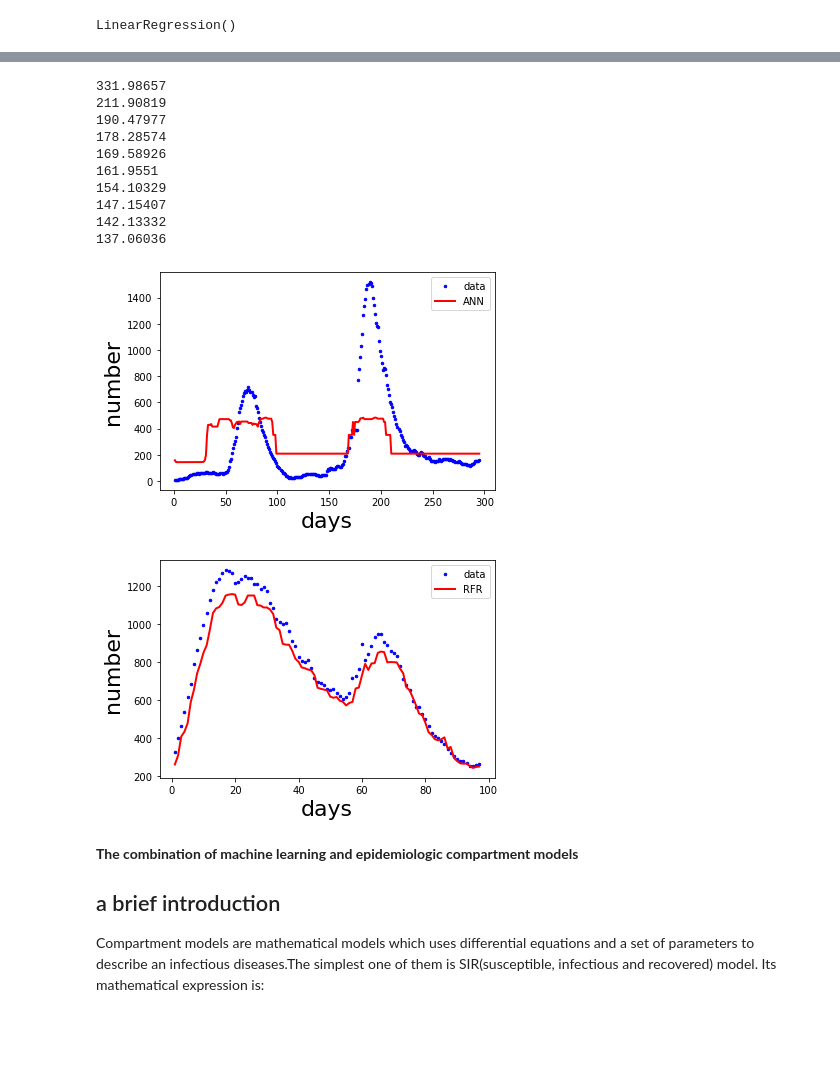
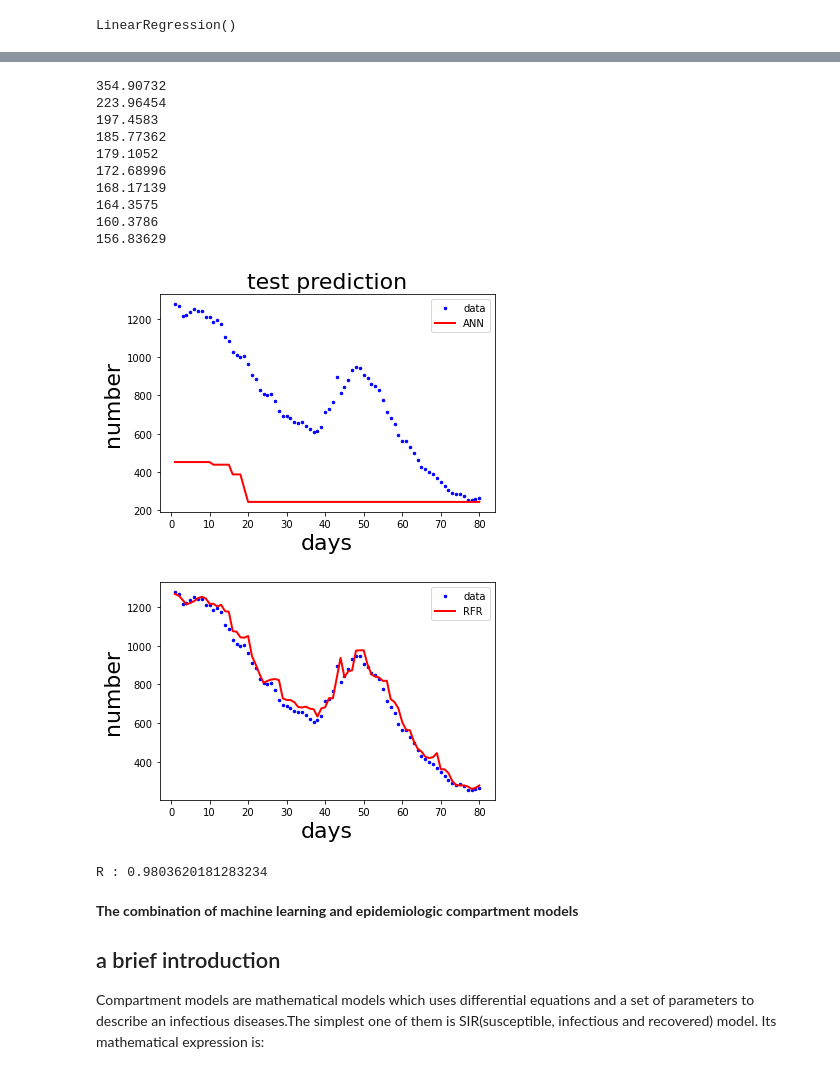
Before and after one commit to YuLiuPotato/AP40012_project, a Jupyter notebook: AP40012_project.ipynb, the cells around one changed output, grey strips where cells are left out. Cells and saved outputs as stored; diff of their text form; code cells hidden in the pictures; blank space fills up the shorter version.

```diff
--- a/AP40012_project.ipynb
+++ b/AP40012_project.ipynb
@@ -153,0 +218,5 @@ days_test = np.array(range(1,np.size(infectant_ar_test)+1))
+# %%
+HK_random = Datagenerator(region="Hong Kong",trainSetRatio = 0.8,extend_days =5,future_day=0,mode="random")
+HK_seq = Datagenerator(region="Hong Kong",trainSetRatio = 0.8,extend_days =5,future_day=0,mode="sequential")
+HK_random_data = HK_random.getdata()
+HK_seq_data = HK_seq.getdata()
@@ -154,3 +252,13 @@ days_test = np.array(range(1,np.size(infectant_ar_test)+1))
+# %%
+#below is only suitable for seq, infectant is the total one instead of the train
+infectant_ar = np.concatenate((HK_seq_data.get('y_infect_train'),HK_seq_data.get('y_infect_test')),axis=0)
+confirm_ar = np.concatenate((HK_seq_data.get('y_confirm_train'),HK_seq_data.get('y_confirm_test')),axis=0)
+recover_ar = np.concatenate((HK_seq_data.get('y_recover_train'),HK_seq_data.get('y_recover_test')),axis=0)
+death_ar = np.concatenate((HK_seq_data.get('y_death_train'),HK_seq_data.get('y_death_test')),axis=0)
+infectant_ar_test = HK_seq_data.get('y_infect_test')
+infectant_ar_train = HK_seq_data.get('y_infect_train')
+days = np.array(range(1,np.size(infectant_ar)+1))
+days_test = np.array(range(1,np.size(infectant_ar_test)+1))
 # %%
 plt.plot(days,confirm_ar,marker='.',lw=0,c='blue',ms=5,label='confirmed')
 plt.plot(days,death_ar,marker='.',lw=0,c='red',ms=5,label='deaths')
@@ -166,5 +274,5 @@ plt.show()
 # %%
-X = np.array(df.iloc[:,list(range(4*5))])
-X_test = np.array(df_test.iloc[:,list(range(4*5))])
+X = np.array(HK_seq_data.get('X_train_pre'))
+X_test = np.array(HK_seq_data.get('X_test_pre'))
 print(X.shape)
 # %% [output]
@@ -172,6 +280,6 @@ print(X.shape)
 # %%
 model = LinearRegression()
-model.fit(X,infectant_ar)
+model.fit(X, infectant_ar_train)
 # %% [output]
 LinearRegression()
 # %%
@@ -218,10 +354,10 @@ NameError: name 'infectant_ar_test' is not defined
 # a simple attempt of artificial neurual network
 
 # input data preparation
-x_data = X
-y_data = infectant_ar
-x_test = X_test
-y_test = infectant_ar_test
+x_data = HK_seq_data.get('X_train_pre')
+y_data = HK_seq_data.get('y_infect_train')
+x_test = HK_seq_data.get('X_test_pre')
+y_test = HK_seq_data.get('y_infect_test')
 
 # basic structure of network
 activation_function = tf.keras.activations.sigmoid
@@ -232,60 +368,63 @@ b1 = tf.Variable(tf.zeros([1, 100]) + 1)
 w2 = tf.Variable(tf.random.normal([100, 100]))
 b2 = tf.Variable(tf.zeros([1, 100]) + 1)
 w3 = tf.Variable(tf.random.normal([100, 1]))
 b3 = tf.Variable(tf.zeros([1, 1]) + 1)
 
 x = tf.compat.v1.placeholder(tf.float32, [None, 20])
 y = tf.compat.v1.placeholder(tf.float32, [None, 1])
 
 a1 = x
 a2 = activation_function(tf.matmul(a1,w1)+b1)
 a3 = activation_function(tf.matmul(a2,w2)+b2)
 prediction = tf.matmul(a3,w3)+b3
 #prediction = tf.matmul(a1,w1)+b1
 
 cost = tf.compat.v1.reduce_mean(tf.reduce_sum(tf.square(y-prediction),axis=[1]))/(2*x_data.shape[0])
 train_step = tf.compat.v1.train.GradientDescentOptimizer(0.01).minimize(cost)
 
 with tf.compat.v1.Session() as sess:
     init = tf.compat.v1.global_variables_initializer()
     sess.run(init)
     STEPS = 5000
     for i in range(STEPS):
         sess.run(train_step, feed_dict={x: x_data, y: y_data})
         if i % 500 == 0:
             print(sess.run(cost, feed_dict={x: x_data, y: y_data}))
-    y_predict = sess.run(prediction, feed_dict={x: x_data}) #THIS IS train set!
-plt.plot(days,infectant_ar,marker='.',lw=0,c='b',ms=5,label='data')
-plt.plot(days,y_predict,marker='o',ms=0,lw=2,color='r',label='ANN')
+    y_predict = sess.run(prediction, feed_dict={x: x_test}) #THIS IS train set!
+plt.plot(days_test,infectant_ar_test,marker='.',lw=0,c='b',ms=5,label='data')
+plt.plot(days_test,y_predict,marker='o',ms=0,lw=2,color='r',label='ANN')
+plt.title("test prediction",fontsize=22)
 plt.xlabel('days',fontsize=22)
 plt.ylabel('number',fontsize=22)
 plt.legend()
 plt.show()
 # %% [output]
-331.98657
-211.90819
-190.47977
-178.28574
-169.58926
-161.9551
-154.10329
-147.15407
-142.13332
-137.06036
+354.90732
+223.96454
+197.4583
+185.77362
+179.1052
+172.68996
+168.17139
+164.3575
+160.3786
+156.83629
-[figure, old version]
+[figure, new version]
 # %%
 # a simple attempt of random forest
 model = RandomForestRegressor()
-model.fit(X,infectant_ar)
-y_predict = model.predict(X_test)
+model.fit(x_data,y_data)
+y_predict = model.predict(x_test)
 plt.plot(days_test,infectant_ar_test,marker='.',lw=0,c='b',ms=5,label='data')
 plt.plot(days_test,y_predict,marker='o',ms=0,lw=2,color='r',label='RFR')
 plt.xlabel('days',fontsize=22)
 plt.ylabel('number',fontsize=22)
 plt.legend()
 plt.show()
+print("R :",model.score(x_test,y_test))
 # %% [output]
-[figure, old version]
+[figure, new version]
+R : 0.9803620181283234
 # %% [markdown]
 **The combination of machine learning and epidemiologic compartment models**
 ## a brief introduction
```
Also changed, not shown: parts of 75 cells of this notebook.
